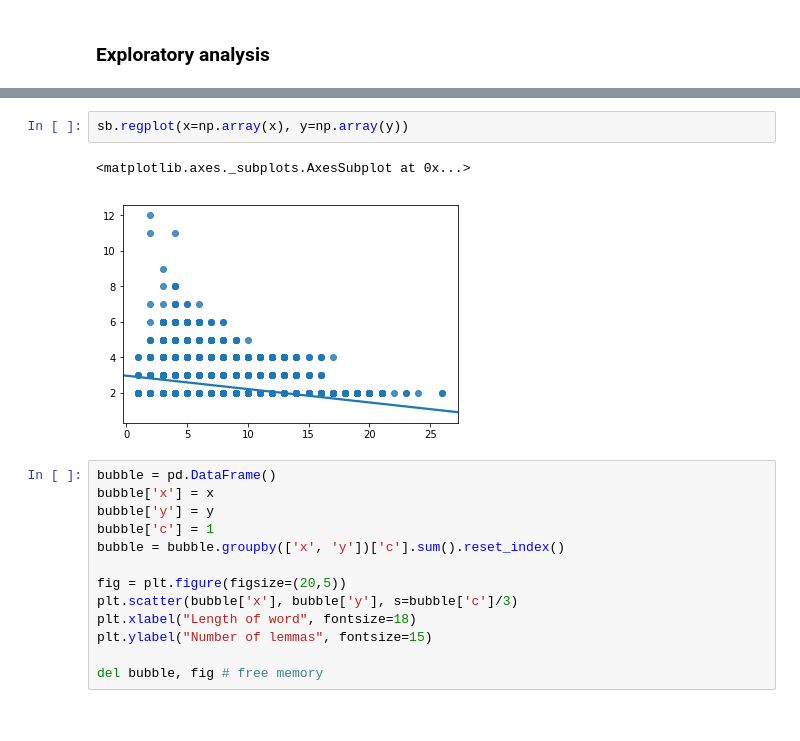
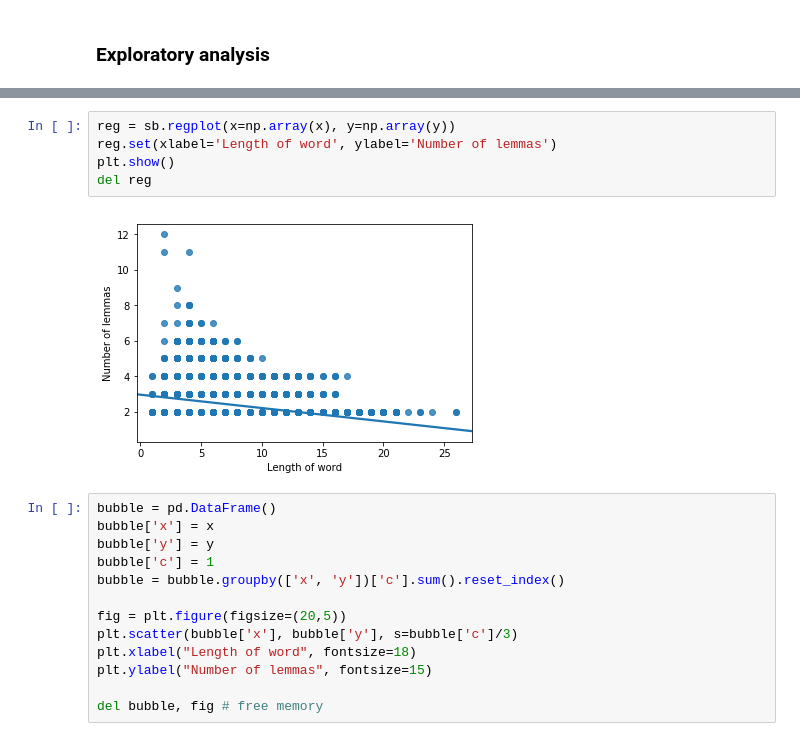
Before and after one commit to rogerior/jsl, a Jupyter notebook: jsl.ipynb, the cells around one changed output, grey strips where cells are left out. Saved outputs shown, nothing was run; the diff lists cells and outputs as text.

```diff
--- a/jsl.ipynb
+++ b/jsl.ipynb
@@ -166,8 +166,10 @@ calculateAxes function took 211.527 ms
 # %%
-sb.regplot(x=np.array(x), y=np.array(y))
+reg = sb.regplot(x=np.array(x), y=np.array(y))
+reg.set(xlabel='Length of word', ylabel='Number of lemmas')
+plt.show()
+del reg
 # %% [output]
-<matplotlib.axes._subplots.AxesSubplot at 0x...>
-[figure, old version]
+[figure, new version]
 # %%
 bubble = pd.DataFrame()
 bubble['x'] = x
```
Also changed, not shown: parts of 3 cells of this notebook.
